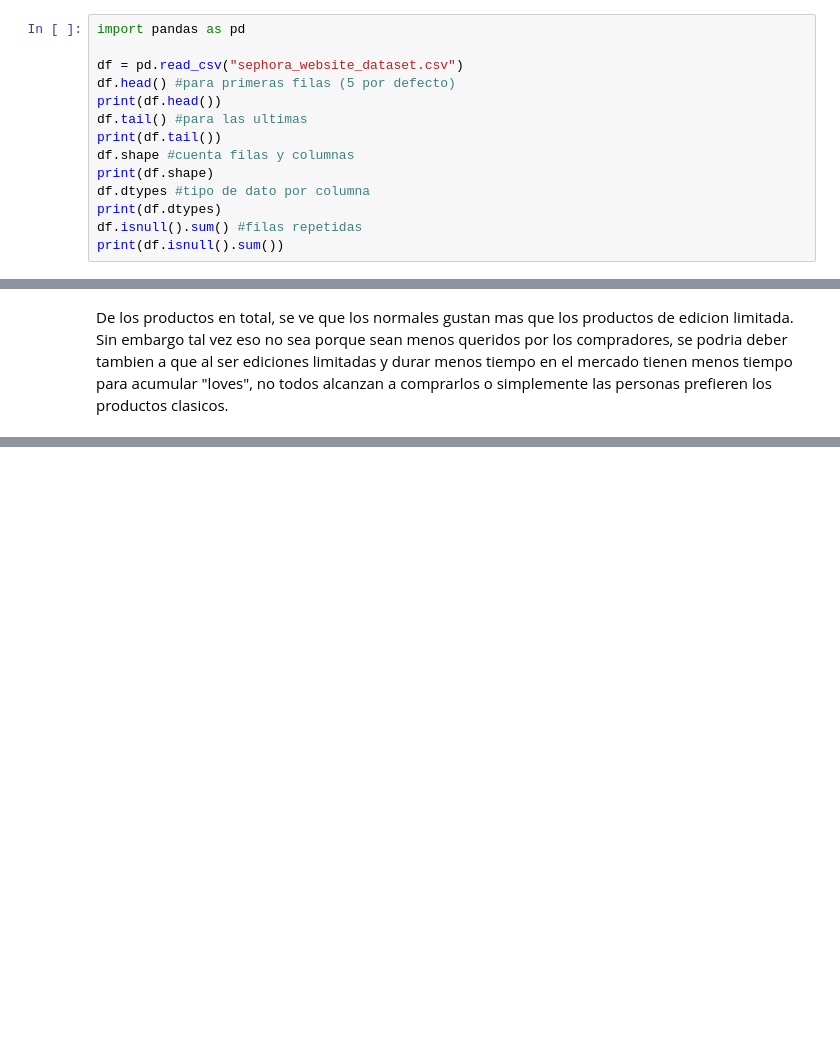
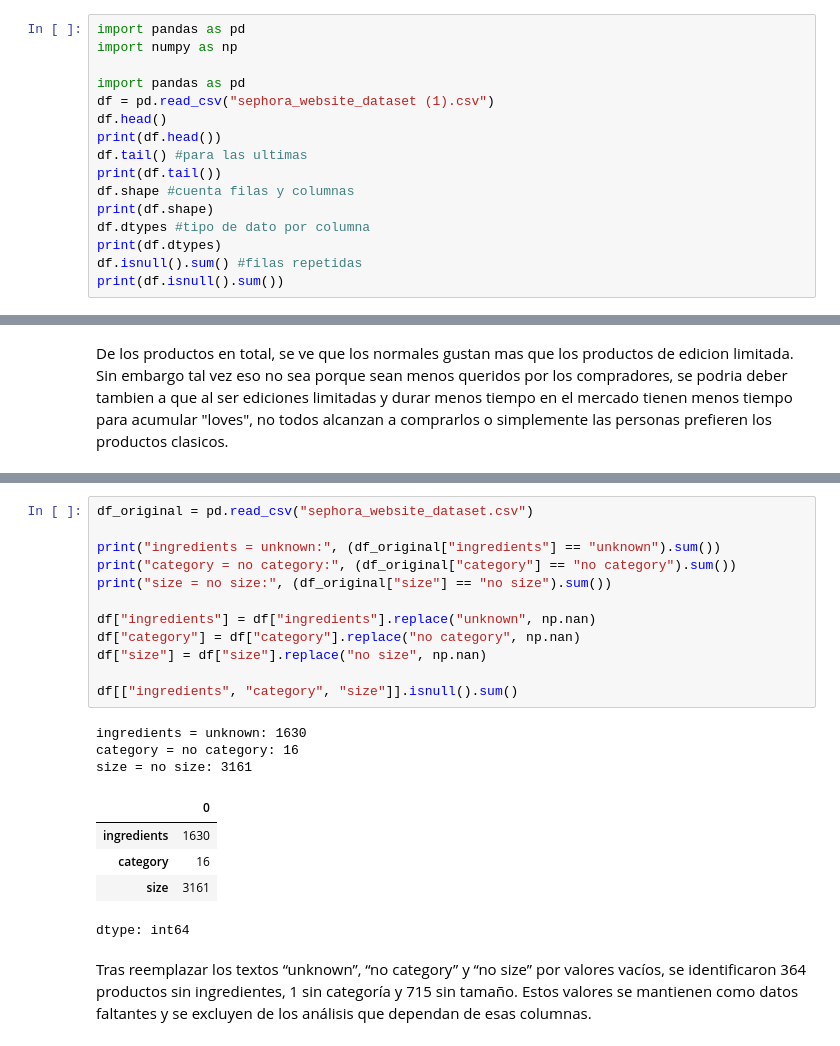
Before and after one commit to lourrosaa/TP-Grupal-Analisis, a Jupyter notebook: TP_analisis.ipynb, the cells around one changed output, grey strips where cells are left out. Cells and saved outputs as stored; diff of their text form; blank space fills up the shorter version.

Commit message:
Agrego correcciones, las DOS TRANSFORMACIONES pedidas necesarias para los graficos

```diff
--- a/TP_analisis.ipynb
+++ b/TP_analisis.ipynb
@@ -4,9 +11,11 @@
 Cargamos datos, importamos las librerias necesarias para el analisis y la carga del arhivo CSV. Mostrando la informacion principal del Dataframe con las primeras y ultimas filas, cantidad de filas y columnas, datos vacios y filas repetidas. Printeamos cada cosa para que no ejecute solo el ultimo codigo que le pedimos.
 # %%
 import pandas as pd
+import numpy as np
 
-df = pd.read_csv("sephora_website_dataset.csv")
-df.head() #para primeras filas (5 por defecto)
+import pandas as pd
+df = pd.read_csv("sephora_website_dataset (1).csv")
+df.head()
 print(df.head())
 df.tail() #para las ultimas
 print(df.tail())
@@ -94,0 +126,23 @@ Aca vemos que no solo las ediciones limitadas tienen menos love que los producto
+# %%
+df_original = pd.read_csv("sephora_website_dataset.csv")
+
+print("ingredients = unknown:", (df_original["ingredients"] == "unknown").sum())
+print("category = no category:", (df_original["category"] == "no category").sum())
+print("size = no size:", (df_original["size"] == "no size").sum())
+
+df["ingredients"] = df["ingredients"].replace("unknown", np.nan)
+df["category"] = df["category"].replace("no category", np.nan)
+df["size"] = df["size"].replace("no size", np.nan)
+
+df[["ingredients", "category", "size"]].isnull().sum()
+# %% [output]
+ingredients = unknown: 1630
+category = no category: 16
+size = no size: 3161
+|  | 0 |
+| ingredients | 1630 |
+| category | 16 |
+| size | 3161 |
+dtype: int64
+# %% [markdown]
+Tras reemplazar los textos “unknown”, “no category” y “no size” por valores vacíos, se identificaron 364 productos sin ingredientes, 1 sin categoría y 715 sin tamaño. Estos valores se mantienen como datos faltantes y se excluyen de los análisis que dependan de esas columnas.
```
Also changed, not shown: parts of 8 cells of this notebook.
